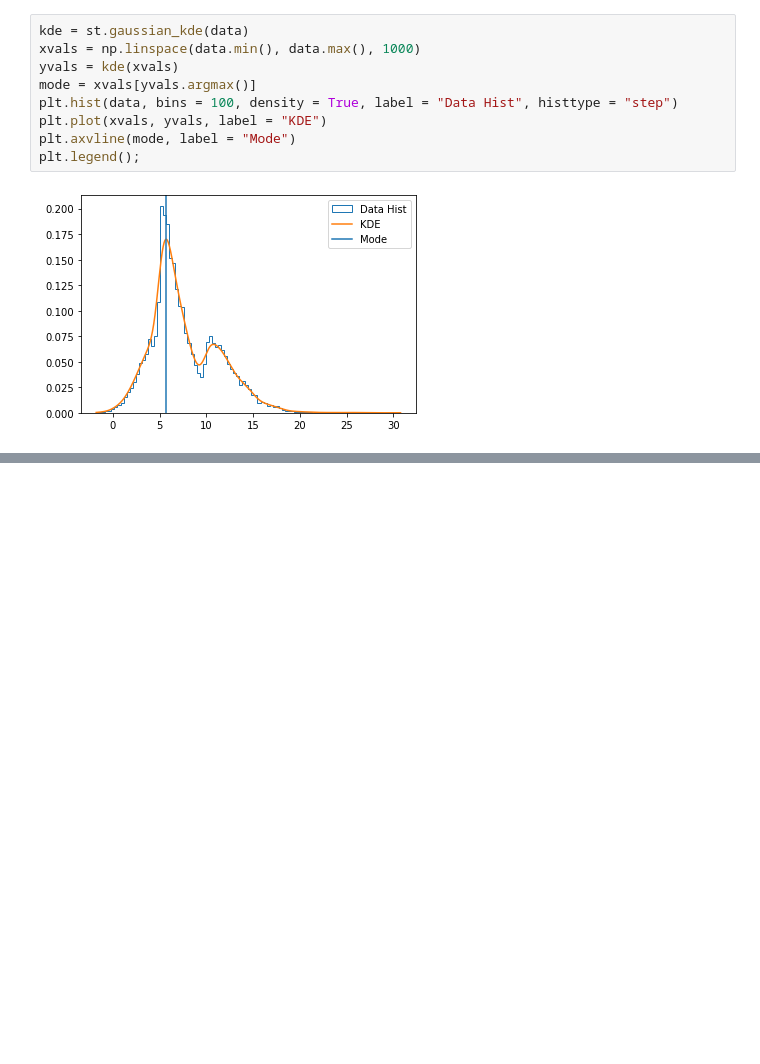
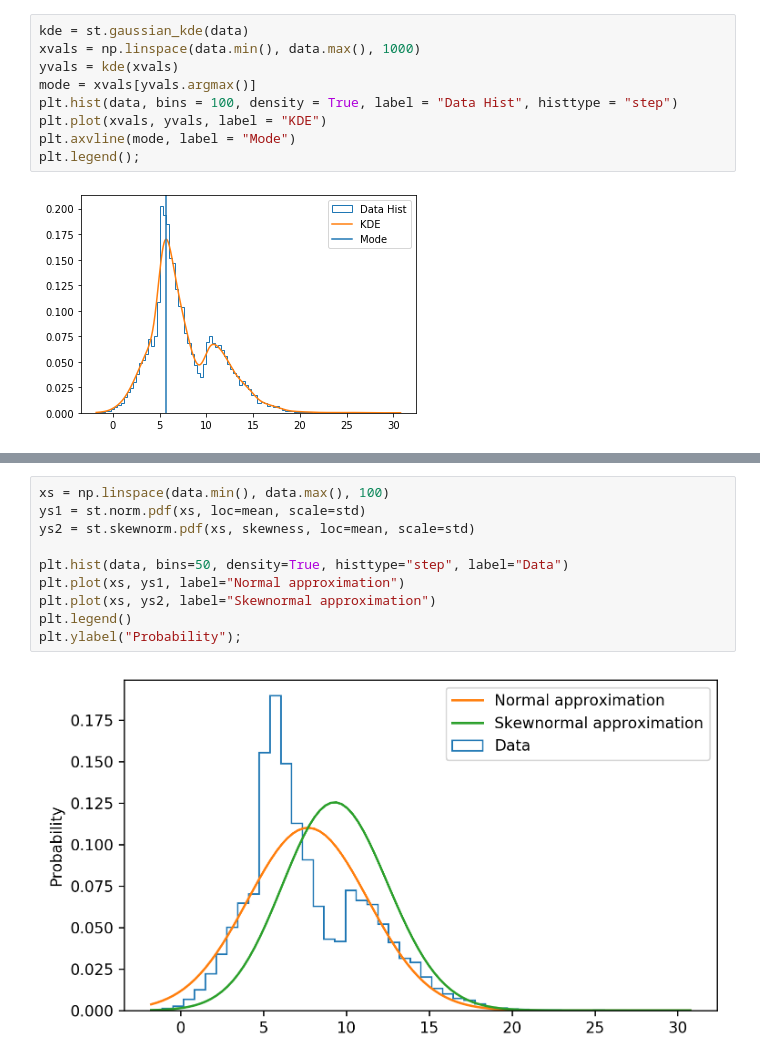
Before and after one commit to Zynith/Python-Statistical-Analysis, a Jupyter notebook: Characterizing Data.ipynb, the cells around one changed output, grey strips where cells are left out. Cells and saved outputs as stored; diff of their text form; blank space fills up the shorter version.

```diff
--- a/Characterizing Data.ipynb
+++ b/Characterizing Data.ipynb
@@ -111,0 +192,12 @@ plt.legend();
+# %%
+xs = np.linspace(data.min(), data.max(), 100)
+ys1 = st.norm.pdf(xs, loc=mean, scale=std)
+ys2 = st.skewnorm.pdf(xs, skewness, loc=mean, scale=std)
+
+plt.hist(data, bins=50, density=True, histtype="step", label="Data")
+plt.plot(xs, ys1, label="Normal approximation")
+plt.plot(xs, ys2, label="Skewnormal approximation")
+plt.legend()
+plt.ylabel("Probability");
+# %% [output]
+[figure, added]
```
Also changed, not shown: parts of 40 cells of this notebook, 1 other file.
